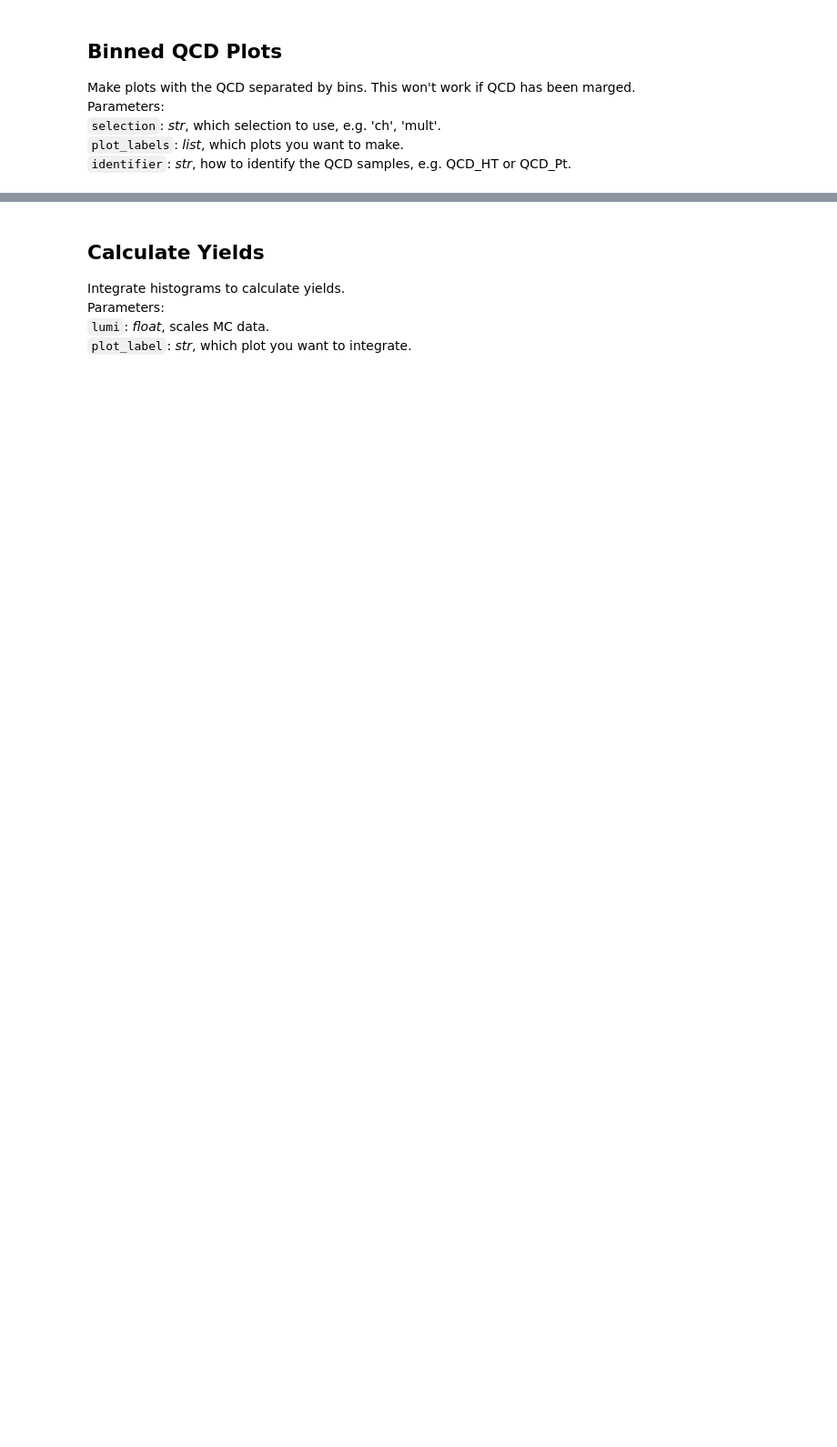
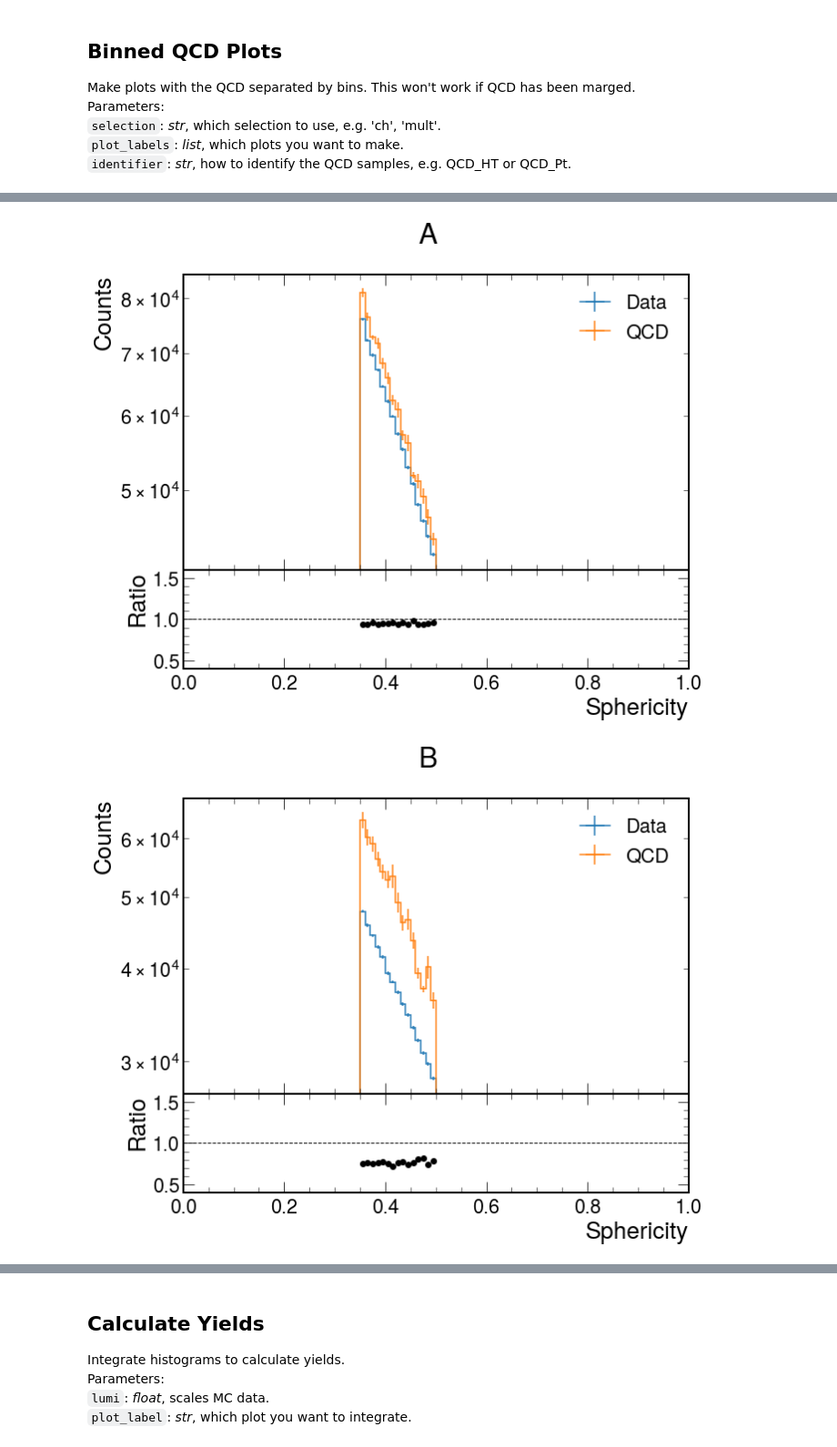
Before and after one commit to SUEPPhysics/SUEPCoffea_dask, a Jupyter notebook: plotting/plot.ipynb, the cells around one changed output, grey strips where cells are left out. Shown at 91% size. Saved outputs shown, nothing was run; the diff lists cells and outputs as text; code cells hidden in the pictures; blank space fills up the shorter version.

```diff
--- a/plotting/plot.ipynb
+++ b/plotting/plot.ipynb
@@ -530,16 +317,18 @@ Parameters:<br>
 `slices`: _list of lists of floats_, bins of values to be sliced. e.g. for equal slices use np.linspace(start, end, number of bins), if not can specify as [[0,10],[20,40],[40,50],...].
 # %%
 # parameters
-plot_label = '2D_SUEP_spher_SUEP_nconst_ch'
+plot_label = '2D_SUEP_spher_ntracks_IRM'
 sample = 'QCD_MC'
-slice_label = 'nconst'
-slices = [[0,15j],[15j,25j],[25j,35j],[35j,45j],[45j,200j]]
-#slices = [[0,40j],[40j,80j],[80j,120j],[120j,160j],[160j,500j]]
+slice_label = 'ntracks'
+#slices = [[0,15j],[15j,25j],[25j,35j],[35j,45j],[45j,200j]]
+slices = [[0,40j],[40j,80j],[80j,120j],[120j,140j],[140j,160j],[160j,500j]]
+#slices = [[0,0.2j],[0.2j,0.4j],[0.4j,0.6j],[0.6j,0.8j],[0.8j,1.0j]]
 for i in range(len(slices)):
     val_lo = slices[i][0]
     val_up = slices[i][1]
 
-    h = plots[sample][plot_label][:,val_lo:val_up:sum]
+    h = plots[sample][plot_label][0.25j:1.0j,val_lo:val_up:sum]
+    #h = plots[sample][plot_label][val_lo:val_up:sum, 10j::8j]
 
     hep.histplot(h,
                  yerr=True, density=True,
@@ -547,8 +336,8 @@ for i in range(len(slices)):
 
 plt.legend()
 plt.title(sample)
-plt.xlim(0.25,1.0)
+plt.xlim(0.0,1.0)
 plt.yscale('log')
 plt.ylabel("Normalized Events")
-plt.xlabel("Sphericity")
+plt.xlabel("# Tracks")
 plt.savefig(output_label + plot_label + "_1D_SLICES_" + file_ext,  bbox_inches='tight')
@@ -602,0 +418,34 @@ plt.savefig(output_label + plot_label + file_ext, bbox_inches='tight')
+# %%
+abcd = plots['QCD_MC'][plot_label]
+A = abcd[0.35j:0.5j,20j:100j:sum]
+B = abcd[0.35j:0.5j,100j::sum]
+C = abcd[0.5j:1.0j,20j:100j:sum]
+D = abcd[0.5j:1.0j,100j::sum]
+D_exp = C * B.sum().value / A.sum().value
+
+abcd_data = plots['data'][plot_label]
+A_data = abcd_data[0.35j:0.5j,20j:100j:sum]
+B_data = abcd_data[0.35j:0.5j,100j::sum]
+C_data = abcd_data[0.5j:1.0j,20j:100j:sum]
+D_exp_data = C_data * B_data.sum().value / A_data.sum().value
+
+
+mc_hists, data_hists  = [A,B,C,D_exp], [A_data, B_data, C_data, D_exp_data]
+labels = ['A','B','C','D_exp']
+for h_MC, h_data, label in zip(mc_hists, data_hists, labels):
+
+    fig = plt.figure(figsize=(10, 8))
+    _ = h_data.plot_ratio(h_MC,
+                     rp_num_label='Data',
+                     rp_denom_label='QCD')
+
+    fig.suptitle(label)
+    fig.axes[0].set_yscale("log")
+    fig.axes[0].set_xlim(0.0,1)
+    fig.axes[1].set_xlabel("Sphericity")
+    fig.axes[1].set_ylim(0.4,1.6)
+    plt.savefig(output_label + plot_label + label + file_ext, bbox_inches='tight')
+    plt.show()
+# %% [output]
+[figure, added]
+[figure, added]
```
Also changed, not shown: parts of 17 cells of this notebook, 4 other files.
